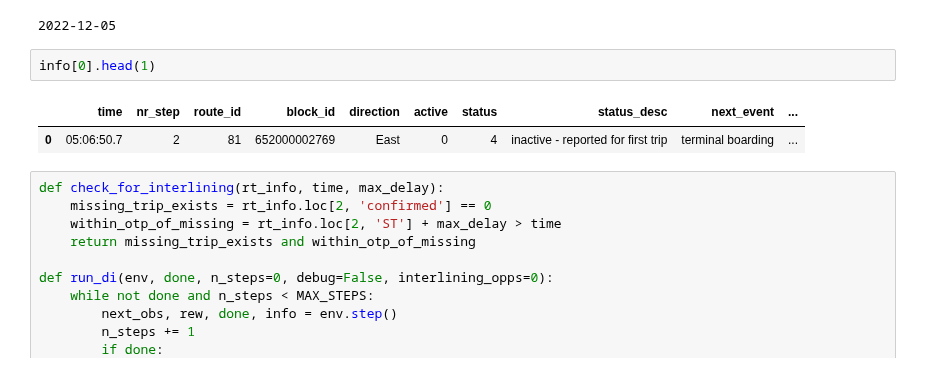
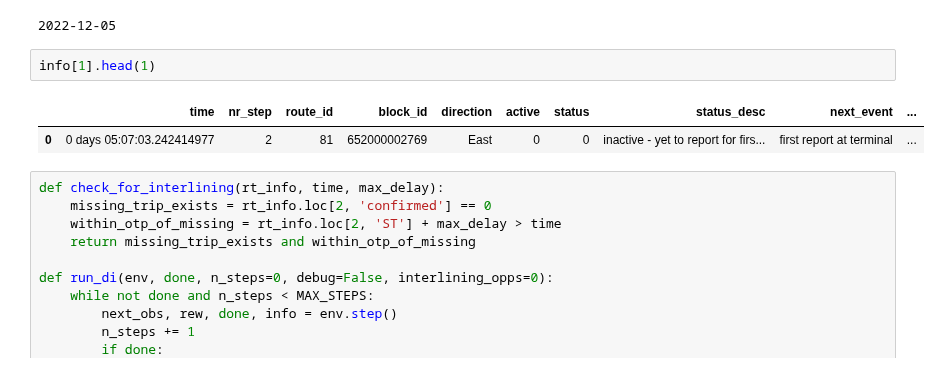
Before and after one commit to joerovar/transit-centric-smart-mobility-system, a Jupyter notebook: src/04_SIMULATION/playground.ipynb, the cells around one changed output. Cells and saved outputs as stored; diff of their text form.

```diff
--- a/src/04_SIMULATION/playground.ipynb
+++ b/src/04_SIMULATION/playground.ipynb
@@ -21,10 +21,10 @@ print(env.hist_date)
 # %% [output]
 2022-12-05
 # %%
-info[0].head(1)
+info[1].head(1)
 # %% [output]
 |  | time | nr_step | route_id | block_id | direction | active | status | status_desc | next_event | ... |
-| 0 | 05:06:50.7 | 2 | 81 | 652000002769 | East | 0 | 4 | inactive - reported for first trip | terminal boarding | ... |
+| 0 | 0 days 05:07:03.242414977 | 2 | 81 | 652000002769 | East | 0 | 0 | inactive - yet to report for firs... | first report at terminal | ... |
 # %%
 def check_for_interlining(rt_info, time, max_delay):
     missing_trip_exists = rt_info.loc[2, 'confirmed'] == 0
```
Also changed, not shown: parts of 18 cells of this notebook, 10 other files.
